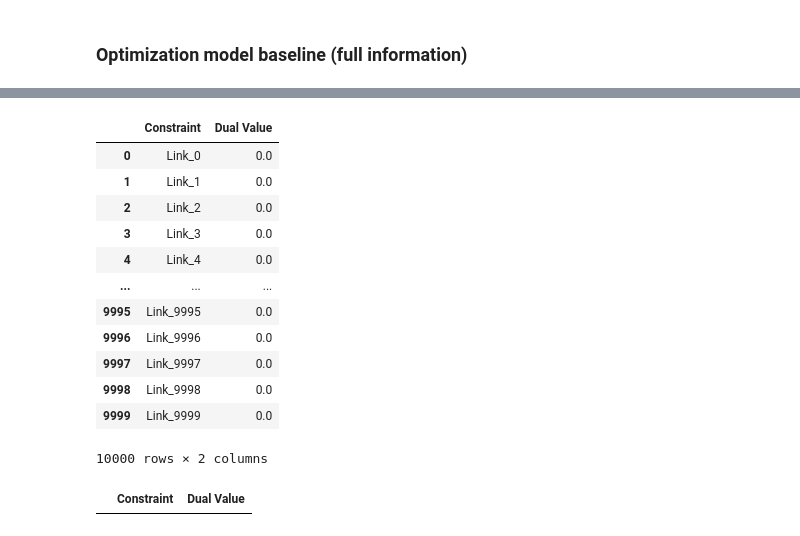
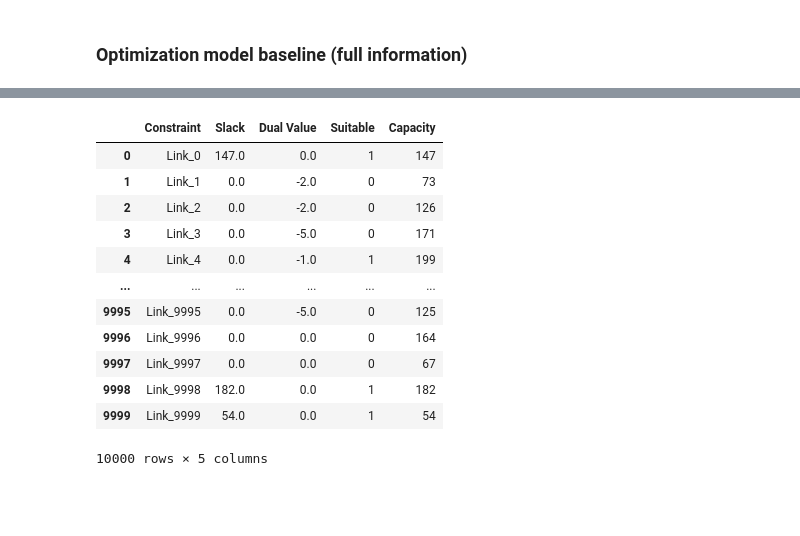
Before and after one commit to giorgiodemarchi/Duality-Based-Active-Learning, a Jupyter notebook: model.ipynb, the cells around one changed output, grey strips where cells are left out. Drawn from its saved outputs; the diff is of its cells as text; code cells hidden in the pictures; blank space fills up the shorter version.

```diff
--- a/model.ipynb
+++ b/model.ipynb
@@ -604,25 +598,30 @@ Name: count, dtype: int64
 # %%
 link_duals = [(f"Link_{k}", m.getConstrByName(f"Link_{k}").Pi) for k in range(len(des_capacity))]
+link_slacks = [(f"Link_{k}", m.getConstrByName(f"Link_{k}").Slack) for k in range(len(des_capacity))]
 
 df_link_duals = pd.DataFrame(link_duals, columns=["Constraint", "Dual Value"])
+df_slacks = pd.DataFrame(link_slacks, columns=["Constraint", "Slack"])
 
-df_link_duals
+df_link_duals = pd.merge(df_slacks, df_link_duals, on="Constraint")
+
+dual_df = pd.merge(df_link_duals, df[['Suitable']], left_index=True, right_index=True)
+
+capacity_df = pd.DataFrame(des_capacity).rename(columns={0:'Capacity'})
+
+dual_df = pd.merge(dual_df, capacity_df, left_index=True, right_index=True)
+
+dual_df
 # %% [output]
-|  | Constraint | Dual Value |
-| 0 | Link_0 | 0.0 |
-| 1 | Link_1 | 0.0 |
-| 2 | Link_2 | 0.0 |
-| 3 | Link_3 | 0.0 |
-| 4 | Link_4 | 0.0 |
-| ... | ... | ... |
-| 9995 | Link_9995 | 0.0 |
-| 9996 | Link_9996 | 0.0 |
-| 9997 | Link_9997 | 0.0 |
-| 9998 | Link_9998 | 0.0 |
-| 9999 | Link_9999 | 0.0 |
+|  | Constraint | Slack | Dual Value | Suitable | Capacity |
+| 0 | Link_0 | 147.0 | 0.0 | 1 | 147 |
+| 1 | Link_1 | 0.0 | -2.0 | 0 | 73 |
+| 2 | Link_2 | 0.0 | -2.0 | 0 | 126 |
+| 3 | Link_3 | 0.0 | -5.0 | 0 | 171 |
+| 4 | Link_4 | 0.0 | -1.0 | 1 | 199 |
+| ... | ... | ... | ... | ... | ... |
+| 9995 | Link_9995 | 0.0 | -5.0 | 0 | 125 |
+| 9996 | Link_9996 | 0.0 | 0.0 | 0 | 164 |
+| 9997 | Link_9997 | 0.0 | 0.0 | 0 | 67 |
+| 9998 | Link_9998 | 182.0 | 0.0 | 1 | 182 |
+| 9999 | Link_9999 | 54.0 | 0.0 | 1 | 54 |
-10000 rows × 2 columns
+10000 rows × 5 columns
-# %%
-df_link_duals_nonzero = df_link_duals[df_link_duals["Dual Value"] != 0]
-df_link_duals_nonzero
-# %% [output]
-|  | Constraint | Dual Value |
```
Also changed, not shown: parts of 10 cells of this notebook.
